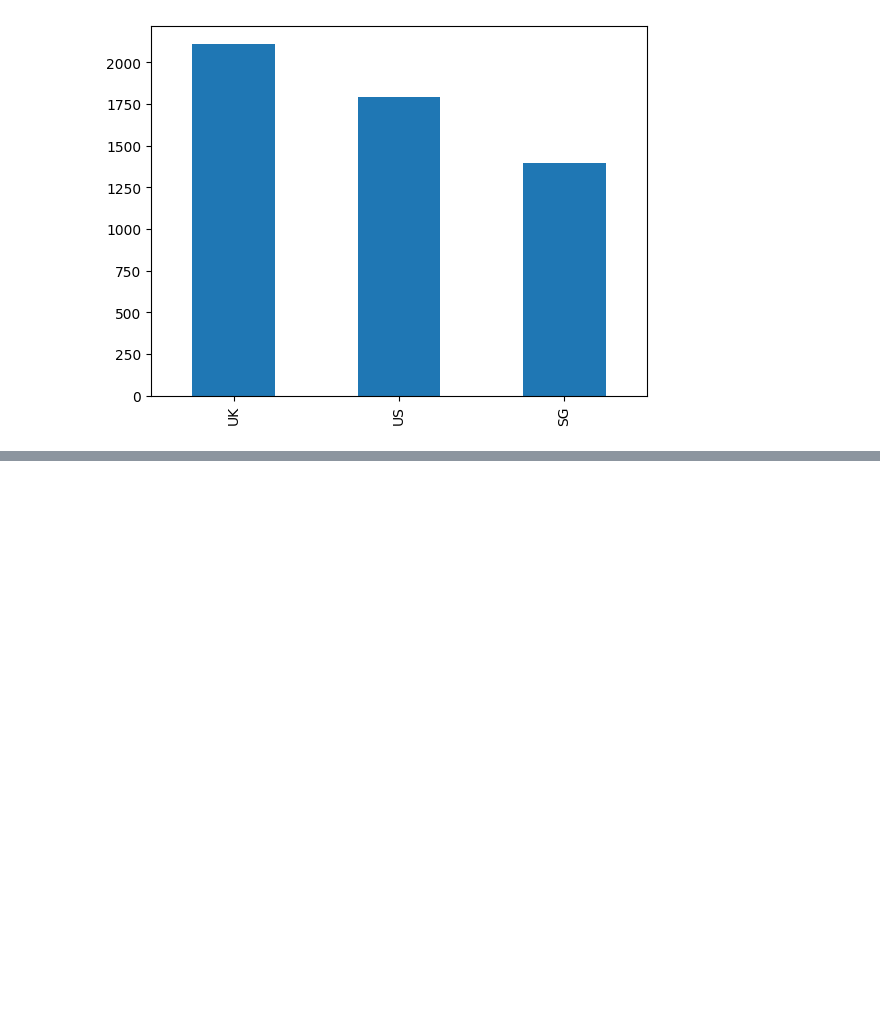
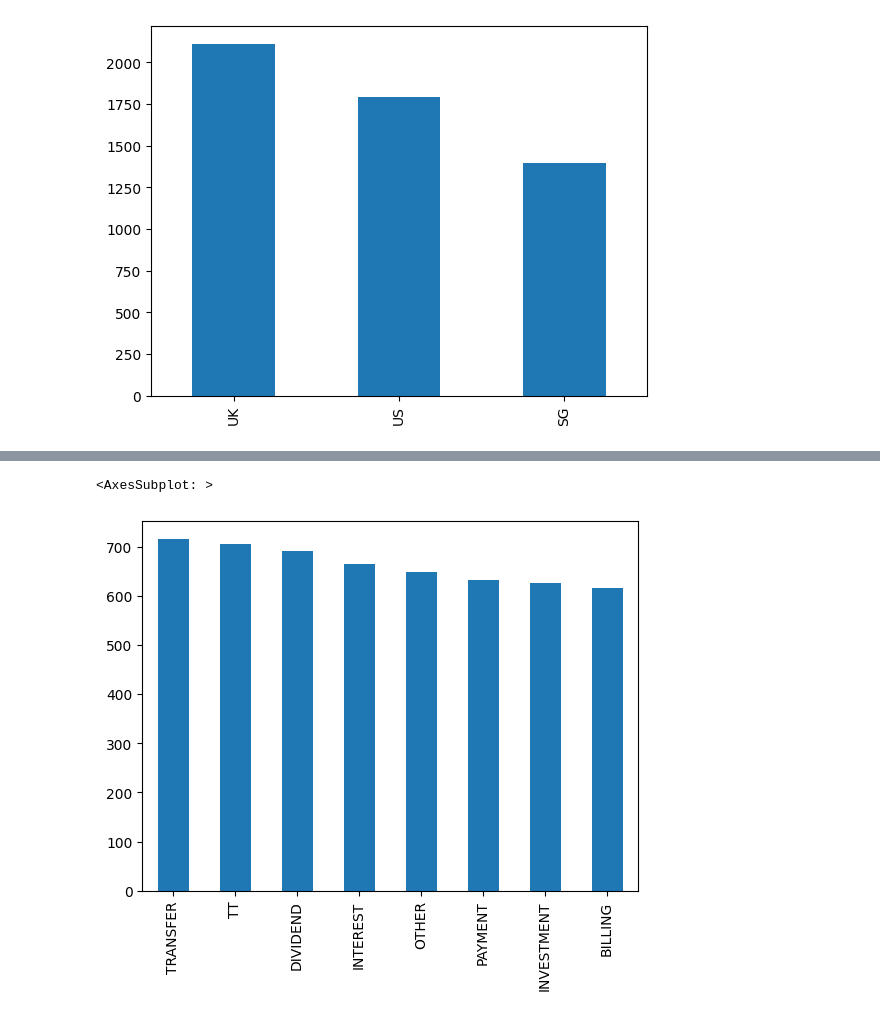
Before and after one commit to bhavesh-chainani/fraud_detection, a Jupyter notebook: silent_eight.ipynb, the cells around one changed output, grey strips where cells are left out. Saved outputs shown, nothing was run; the diff lists cells and outputs as text; code cells hidden in the pictures; blank space fills up the shorter version.

```diff
--- a/silent_eight.ipynb
+++ b/silent_eight.ipynb
@@ -85,0 +104,6 @@ data.customer_country.value_counts().plot(kind='bar')
+# %%
+#plot type of transaction
+data.type.value_counts().plot(kind='bar')
+# %% [output]
+<AxesSubplot: >
+[figure, added]
```
Also changed, not shown: parts of 31 cells of this notebook, 1 other file.
